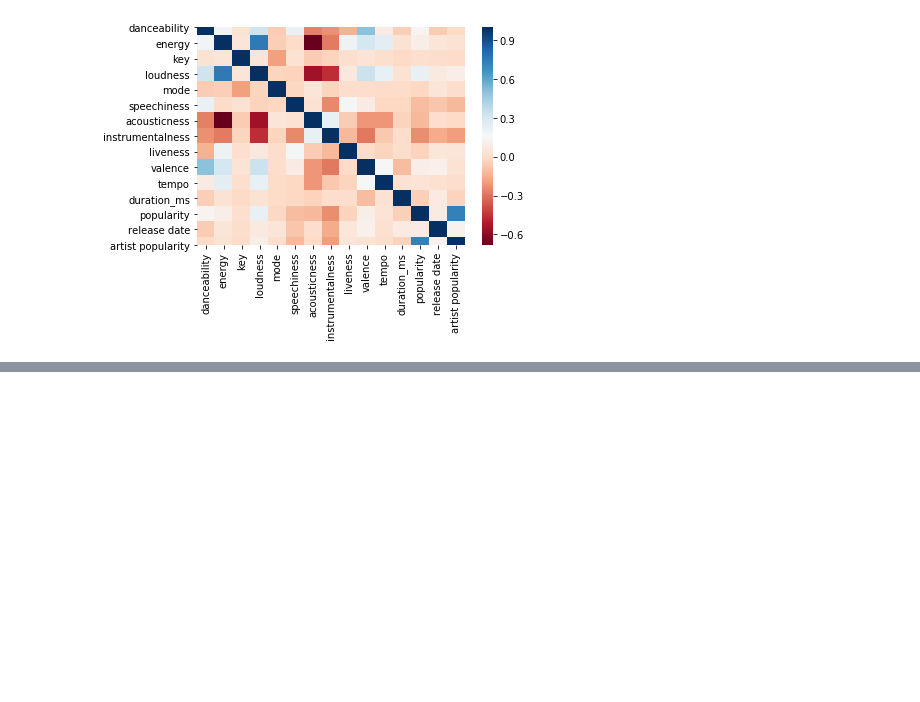
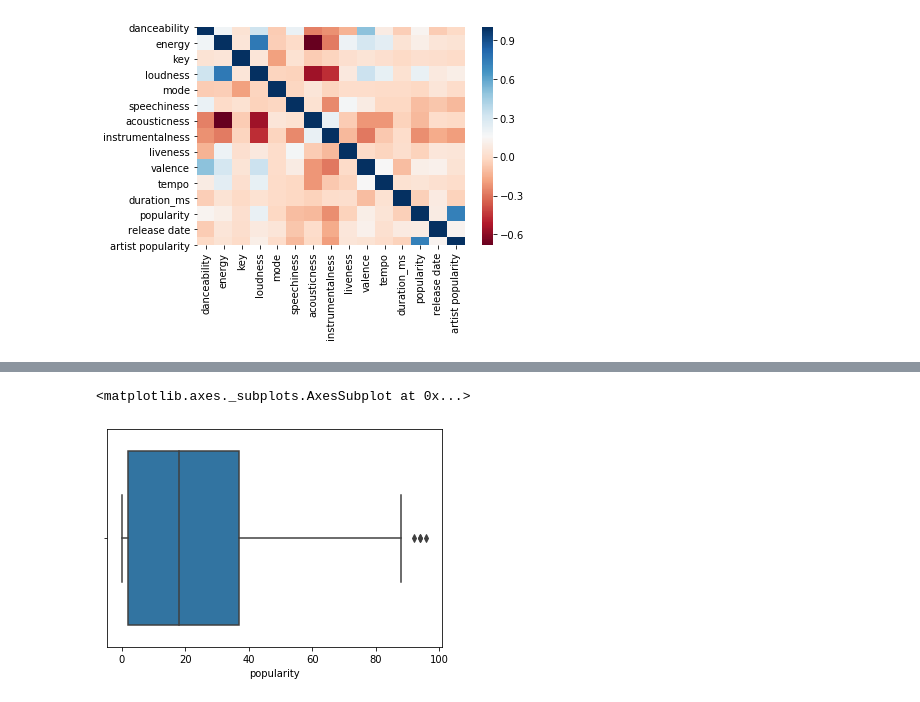
Before and after one commit to sam-zlota/DS3000-Final-Project, a Jupyter notebook: Data Exploration.ipynb, the cells around one changed output, grey strips where cells are left out. Saved outputs shown, nothing was run; the diff lists cells and outputs as text; code cells hidden in the pictures; blank space fills up the shorter version.

```diff
--- a/Data Exploration.ipynb
+++ b/Data Exploration.ipynb
@@ -171,0 +102,5 @@ aggrnyl', 'agsunset', 'algae', 'amp', 'armyrose', 'balance',
+# %%
+sns.boxplot(df["popularity"])
+# %% [output]
+<matplotlib.axes._subplots.AxesSubplot at 0x...>
+[figure, added]
```
Also changed, not shown: parts of 22 cells of this notebook.
